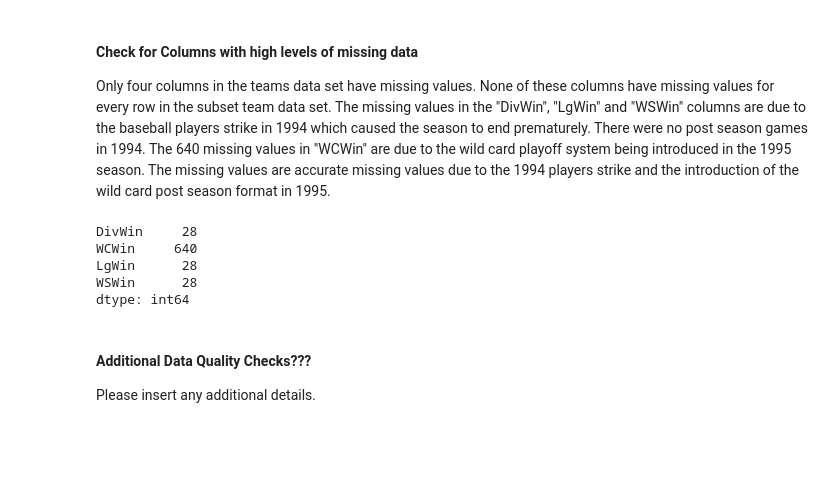
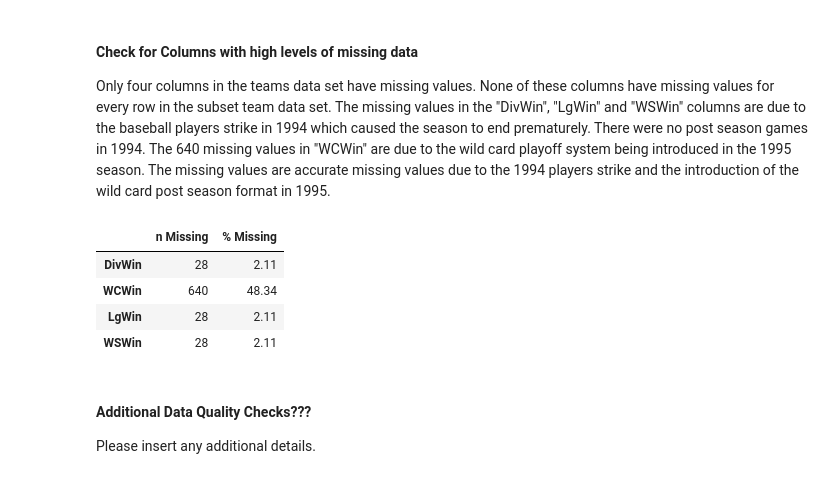
Before and after one commit to georgesturrock/7331_Lab1, a Jupyter notebook: Team2_Lab1.ipynb, the cells around one changed output. Cells and saved outputs as stored; diff of their text form; code cells hidden in the pictures; blank space fills up the shorter version.

```diff
--- a/Team2_Lab1.ipynb
+++ b/Team2_Lab1.ipynb
@@ -77,7 +47,6 @@ The base team data from the Lahman baseball database contains forty-eight differ
 
 Overall, the team level data is a high quality data set.  That said the data will be examined for missing values, unique identifiers, consistency between team names over time and any other anomalies which may arise.  The data will be subset only those records from 1970 and forward.  Professional baseball has grown tremendously since 1871.  The merger of the American League and the National League, the introduction of divisions, teams have gone out of business, new teams have been created, wild card playoffs, and evolving strategy makes data from approximatley 150 years ago likely to be too dated to be useful.  Data quality analysis will be conducted on this subset of the team data.
 # %%
-import pandas as pd
 import numpy as np
 import os
 import string
@@ -85,7 +54,7 @@ from matplotlib import pyplot as plt
 import seaborn as sns
 
 #Read Teams data file
-teams = pd.read_csv('Teams.csv')
+teams = pd.read_csv('./sourcedata/Teams.csv')
 #Select rows where year > 1969
 teams2 = teams[teams.yearID > 1969]
 teams2.head()
@@ -125,5 +94,6 @@ teamIDretro         34
 dtype: int64
 # %%
 #Print basic stats for attendance to address any concerns about this column being overly unique
+pd.set_option('display.float_format', lambda x: '%.2f' % x)
 teams2.attendance.describe()
 # %% [output]
@@ -140,16 +110,38 @@ Name: attendance, dtype: float64
 #### Check for Columns with high levels of missing data
 
 Only four columns in the teams data set have missing values.  None of these columns have missing values for every row in the subset team data set.  The missing values in the "DivWin", "LgWin" and "WSWin" columns are due to the baseball players strike in 1994 which caused the season to end prematurely.  There were no post season games in 1994.  The 640 missing values in "WCWin" are due to the wild card playoff system being introduced in the 1995 season.  The missing values are accurate missing values due to the 1994 players strike and the introduction of the wild card post season format in 1995.
-# %%
-#Identify any columns with no values
-teamNullCols = teams2.isnull().sum()
-print(teamNullCols[teamNullCols > 0])
-# %% [output]
-DivWin     28
-WCWin     640
-LgWin      28
-WSWin      28
-dtype: int64
+# %%
+#Identify any columns with no values
+def highlight_high(data, ul ,color='red'):
+    '''
+    check if value is over a threshold
+    '''
+    attr = 'background-color: {}'.format(color)
+    if data.str.contains("%").any():
+        data = pd.to_numeric(data.str.strip("%")) / 100
+
+    if data.ndim == 1:  # Series from .apply(axis=0) or axis=1
+        is_high = data > ul
+        return [attr if v else '' for v in is_high]
+    else:  # from .apply(axis=None)
+        is_high = data > ul
+        return pd.DataFrame(np.where(is_high, attr, ''),index=data.index, columns=data.columns)
+
+teamNullCols = teams2.isnull().sum()
+teamNullCols = teamNullCols[teamNullCols > 0]
+teamNullCols = pd.DataFrame({
+    'n Missing' : teamNullCols,
+    '% Missing' : ((teamNullCols / teams2.shape[0])*100).round(2)#.astype(str) + "%"
+})#.style.apply(highlight_high, ul=.3, subset = ['% Missing'])
+
+cm = sns.light_palette("red", as_cmap=True)
+teamNullCols.style.background_gradient(cmap=cm)
+# %% [output]
+|  | n Missing | % Missing |
+| DivWin | 28 | 2.11 |
+| WCWin | 640 | 48.34 |
+| LgWin | 28 | 2.11 |
+| WSWin | 28 | 2.11 |
 # %% [markdown]
 #### Additional Data Quality Checks???
 
```
Also changed, not shown: parts of 5 cells of this notebook, 1 other file.
